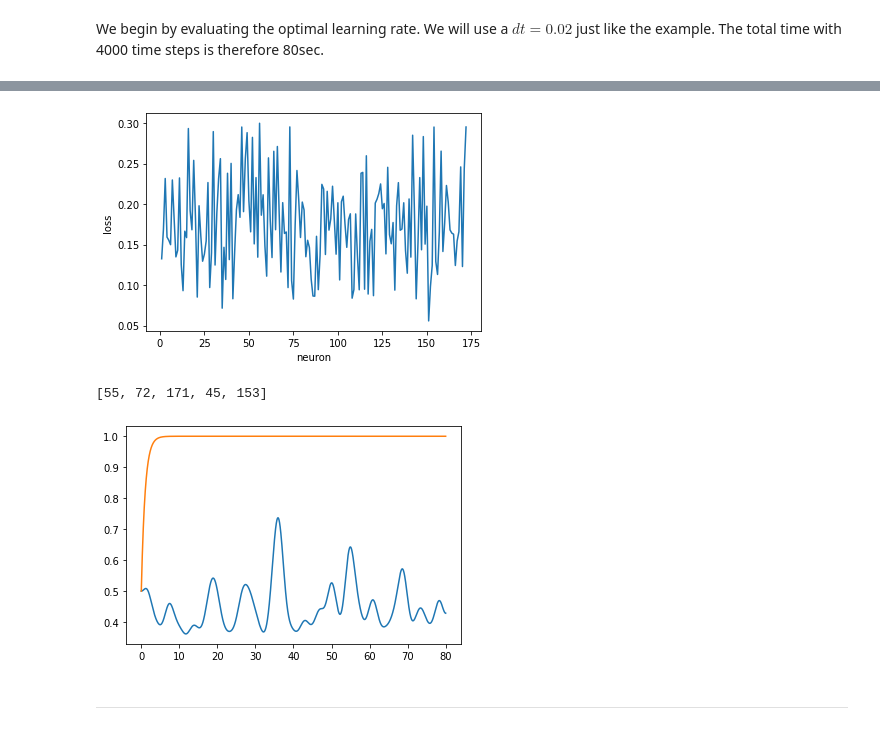
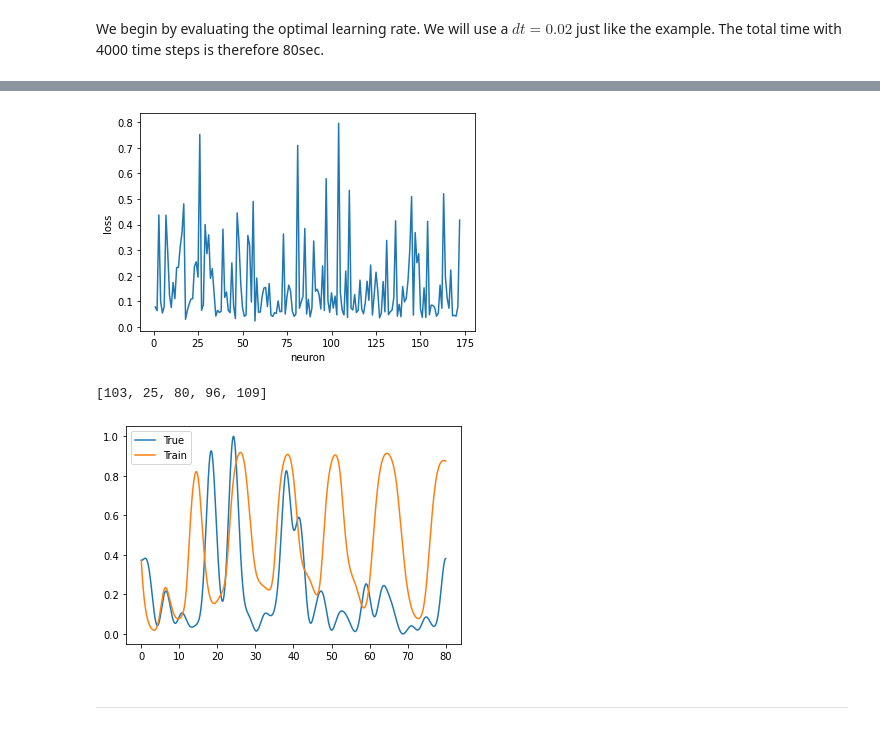
Before and after one commit to DCC-Lab/Computational-neuroscience-RNNs-, a Jupyter notebook: Training RNN/RNN_Env_Vectorize.ipynb, the cells around one changed output, grey strips where cells are left out. Drawn from its saved outputs; the diff is of its cells as text; code cells hidden in the pictures.

```diff
--- a/Training RNN/RNN_Env_Vectorize.ipynb
+++ b/Training RNN/RNN_Env_Vectorize.ipynb
@@ -165,7 +165,7 @@ def Train_RNN(n_neurons, x, dt, mu, lr=1, n_iters=500, g=0.001, momentum=0.9, ve
 
     model = RNNModel(W=W, dt=dt, mu=mu)
     #optimizer = HessianFree(model.parameters())
-    optimizer = torch.optim.SGD(model.parameters(), lr=lr, momentum=momentum)
+    optimizer = torch.optim.SGD(model.parameters(), lr=lr, momentum=momentum, dampening=0.5)
     loss = nn.MSELoss()
 
     #x_pred = torch.zeros(x.shape[0], x.shape[1])
@@ -218,6 +218,8 @@ def Train_RNN(n_neurons, x, dt, mu, lr=1, n_iters=500, g=0.001, momentum=0.9, ve
     out = {}
     out["W"] = W.detach().numpy()
     out["W0"] = W0.detach().numpy()
+    out["x"] = x
+    out["x_pred"] = x_pred
     out["params"] = {}
     out["params"]["dt"] = dt
     out["params"]["lr"] = lr
@@ -945,14 +947,16 @@ We have 172 neurons with 4000 time steps. We will train a matrix on those time s
 # %%
 #(filtered_ts.T[:,1]) gives the 4000 time steps for the neuron #1
 
-mini = np.min(filtered_ts)
 
-filtered_ts += abs(mini)
+new_filter = np.zeros((filtered_ts.shape[0], filtered_ts.shape[1]))
 
-filtered_ts /= np.max(filtered_ts)
+for n in range(172):
+    new_filter[n,:] = filtered_ts[n,:] - np.min(filtered_ts[n,:])
+    new_filter[n,:] /= np.max(new_filter[n,:])
 
-print(np.min(filtered_ts))
-print(np.max(filtered_ts))
+
+print(np.min(new_filter))
+print(np.max(new_filter))
 # %% [output]
 0.0
 1.0
@@ -988,7 +978,7 @@ epoch 2400/2500 loss 0.000053
 # %%
 import time
 start=time.time()
-pred = Train_RNN(172, filtered_ts.T, 0.02, mu=0.6, lr=10**4, n_iters=2500, verbose=True, loss_graph=True, g=1, momentum=0.9)
+pred = Train_RNN(172, new_filter.T, 0.02, mu=0.6, lr=0.0001, n_iters=1000, verbose=True, loss_graph=True, g=1, momentum=0.9)
 end = time.time()
 print(end-start)
 # %% [output]
@@ -1024,19 +1017,20 @@ plt.show()
 # %%
 t = np.linspace(0, 80, 4000)
-true = filtered_ts.T
-train = rnn(t=t, IC=filtered_ts.T[0], dydx=dydx, W=pred["W"])[0]
+true = new_filter.T
+train = rnn(t=t, IC=new_filter.T[0], dydx=dydx, W=pred["W"])[0]
 
 qual = quality(172, true, train, 5)
 qual
 # %% [output]
-[figure, old version]
+[figure, new version]
-[55, 72, 171, 45, 153]
+[103, 25, 80, 96, 109]
 # %%
-plt.plot(t, true[:,55], label="True")
-plt.plot(t, train[:,55], label="Train")
+plt.plot(t, true[:,75], label="True")
+plt.plot(t, train[:,75], label="Train")
+plt.legend()
 plt.show()
 # %% [output]
-[figure, old version]
+[figure, new version]
 # %% [markdown]
 -----------------
 # %%
```
Also changed, not shown: parts of 17 cells of this notebook.
